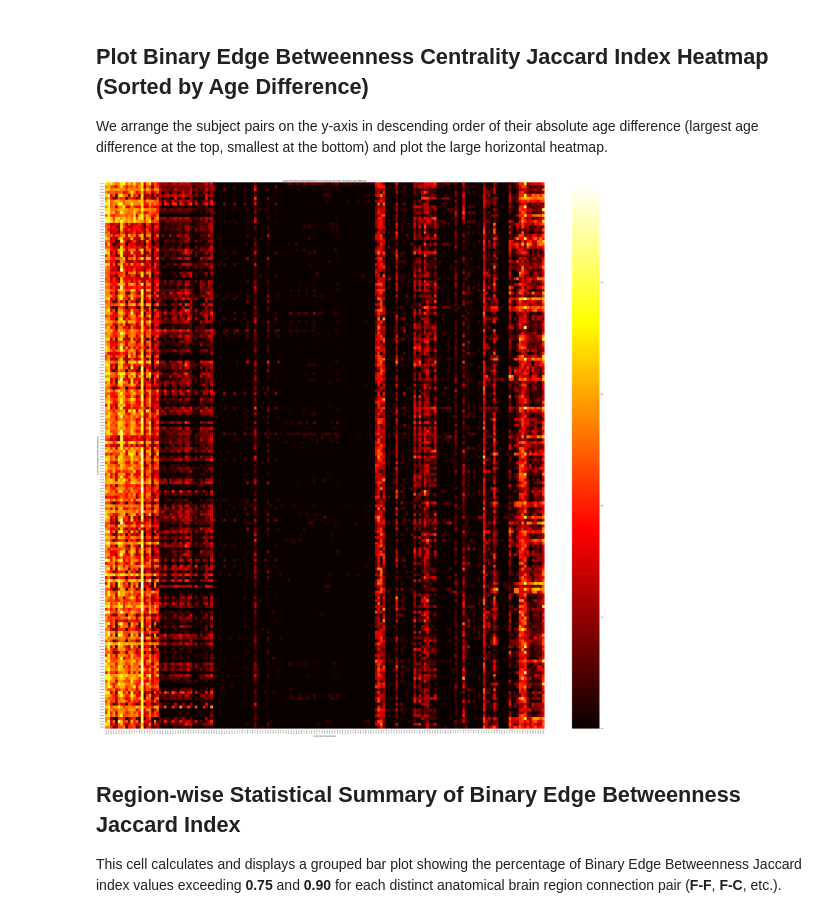
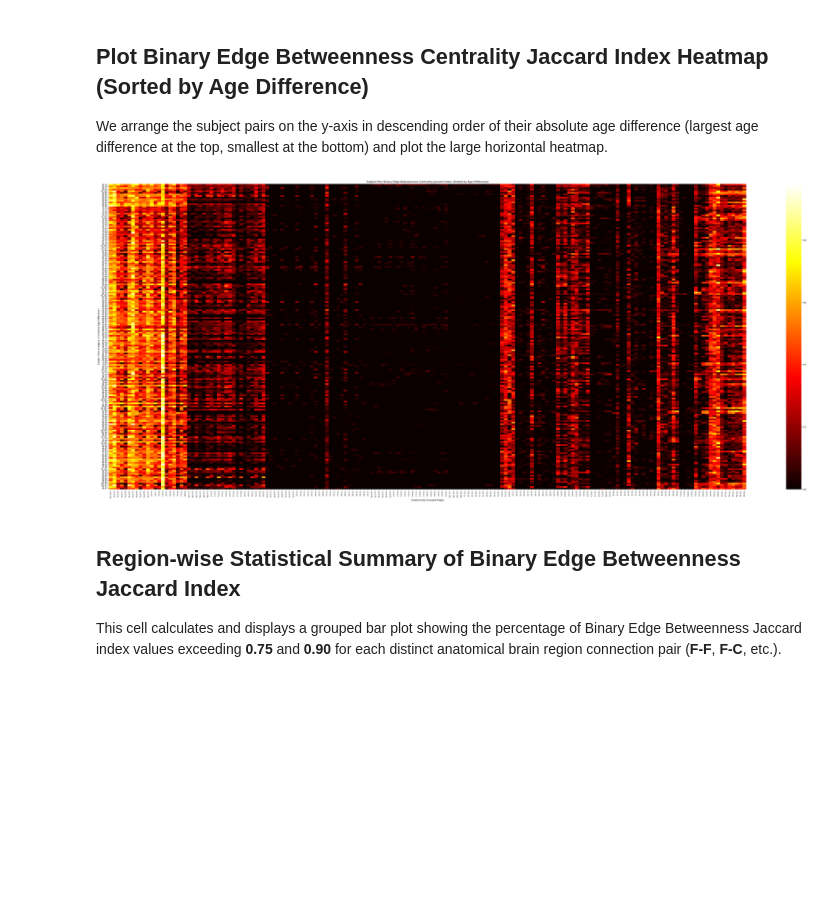
Before and after one commit to AlooKaLaddoo/HonoursM26, a Jupyter notebook: binary/binaryEdgeBetweennessJaccard.ipynb, the cells around one changed output. Drawn from its saved outputs; the diff is of its cells as text; code cells hidden in the pictures; blank space fills up the shorter version.

```diff
--- a/binary/binaryEdgeBetweennessJaccard.ipynb
+++ b/binary/binaryEdgeBetweennessJaccard.ipynb
@@ -291,35 +291,35 @@ for idx, row in ages_df.iterrows():
 pair_age_diff = {}
 for pair in pair_jaccard_all_edges.keys():
     subj_A, subj_B = pair
     diff = abs(age_dict[subj_A] - age_dict[subj_B])
     pair_age_diff[pair] = diff
 
 # Sort pairs by age difference descending (largest diff at top, smallest diff at bottom)
 sorted_pairs = sorted(pair_age_diff.keys(), key=lambda x: pair_age_diff[x], reverse=True)
 
 heatmap_data = []
 yticklabels = []
 
 for pair in sorted_pairs:
     p0 = str(int(pair[0].replace('sub-NORB', '')))
     p1 = str(int(pair[1].replace('sub-NORB', '')))
     yticklabels.append(f"{p0}-{p1}")
     heatmap_data.append(pair_jaccard_all_edges[pair])
 
 heatmap_data = np.array(heatmap_data)
 
 # Plot heatmap
-plt.figure(figsize=(50, 50))
+plt.figure(figsize=(50, 20))
 sns.heatmap(heatmap_data, cmap='hot', xticklabels=edge_labels, yticklabels=yticklabels)
 plt.title('Subject Pair Binary Edge Betweenness Centrality Jaccard Index (Sorted by Age Difference)')
 plt.xlabel('Anatomically Grouped Edges')
 plt.ylabel('Subject Pairs (Largest to Smallest Age Difference)')
 plt.xticks(rotation=90, fontsize=8)
 plt.yticks(fontsize=8)
 plt.tight_layout()
 plt.show()
 # %% [output]
-[figure, old version]
+[figure, new version]
 # %% [markdown]
 ## Region-wise Statistical Summary of Binary Edge Betweenness Jaccard Index
 
```
Also changed, not shown: parts of 1 cell of this notebook, 13 other files.
